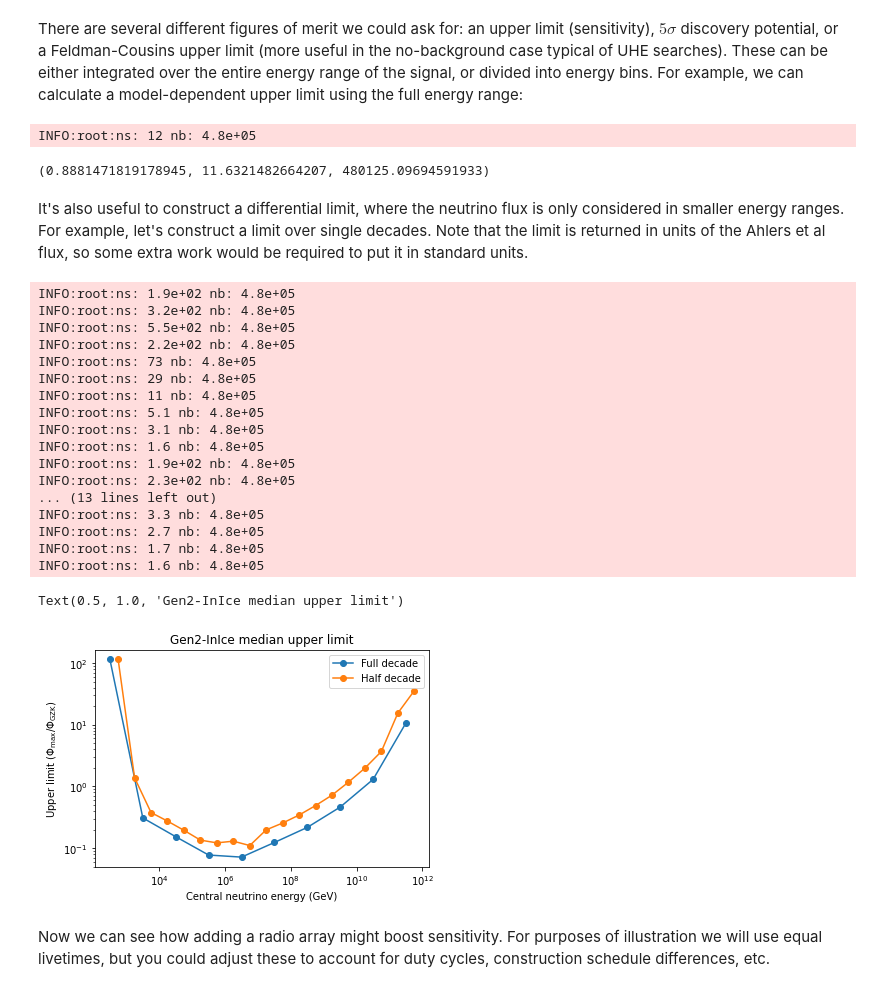
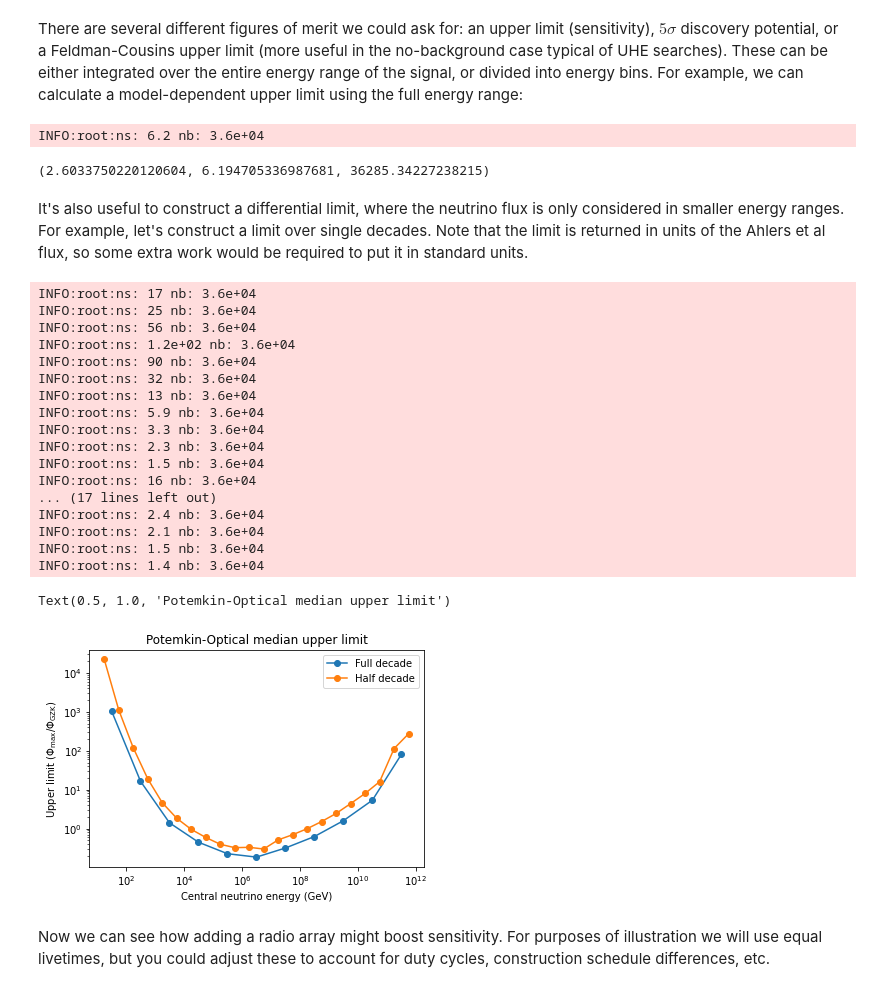
Before and after one commit to icecube/toise, a Jupyter notebook: notebooks/tutorials/001 - Gen2 analysis tutorial.ipynb, the cells around one changed output. Saved outputs shown, nothing was run; the diff lists cells and outputs as text; code cells hidden in the pictures.

```diff
--- a/notebooks/tutorials/001 - Gen2 analysis tutorial.ipynb
+++ b/notebooks/tutorials/001 - Gen2 analysis tutorial.ipynb
@@ -154,47 +154,47 @@ Text(0.5, 0, 'Astro flux normalization')
 This component-construction and limit-setting procedure is automated for a few common cases in the `figures_of_merit` module. Here, for example, we make a figure-of-merit object for testing sensitivity to the Ahlers et al GZK flux:
 # %%
 from gen2_analysis import figures_of_merit
-fom = figures_of_merit.GZK({'Gen2-InIce': 15})
+fom = figures_of_merit.GZK({'Potemkin-Optical': 15})
 # %% [markdown]
 There are several different figures of merit we could ask for: an upper limit (sensitivity), $5\sigma$ discovery potential, or a Feldman-Cousins upper limit (more useful in the no-background case typical of UHE searches). These can be either integrated over the entire energy range of the signal, or divided into energy bins. For example, we can calculate a model-dependent upper limit using the full energy range:
 # %%
 fom.benchmark(figures_of_merit.TOT.ul)
 # %% [output]
-INFO:root:ns: 12 nb: 4.8e+05
+INFO:root:ns: 6.2 nb: 3.6e+04
-(0.8881471819178945, 11.6321482664207, 480125.09694591933)
+(2.6033750220120604, 6.194705336987681, 36285.34227238215)
 # %% [markdown]
 It's also useful to construct a differential limit, where the neutrino flux is only considered in smaller energy ranges. For example, let's construct a limit over single decades. Note that the limit is returned in units of the Ahlers et al flux, so some extra work would be required to put it in standard units.
 # %%
 fulldecade = fom.benchmark(figures_of_merit.DIFF.ul, decades=1)
 halfdecade = fom.benchmark(figures_of_merit.DIFF.ul, decades=0.5)
 # %% [output]
-INFO:root:ns: 1.9e+02 nb: 4.8e+05
-INFO:root:ns: 3.2e+02 nb: 4.8e+05
-INFO:root:ns: 5.5e+02 nb: 4.8e+05
-INFO:root:ns: 2.2e+02 nb: 4.8e+05
-INFO:root:ns: 73 nb: 4.8e+05
-INFO:root:ns: 29 nb: 4.8e+05
-INFO:root:ns: 11 nb: 4.8e+05
-INFO:root:ns: 5.1 nb: 4.8e+05
-INFO:root:ns: 3.1 nb: 4.8e+05
-INFO:root:ns: 1.6 nb: 4.8e+05
-INFO:root:ns: 1.9e+02 nb: 4.8e+05
-INFO:root:ns: 2.3e+02 nb: 4.8e+05
-... (13 lines left out)
-INFO:root:ns: 3.3 nb: 4.8e+05
-INFO:root:ns: 2.7 nb: 4.8e+05
-INFO:root:ns: 1.7 nb: 4.8e+05
-INFO:root:ns: 1.6 nb: 4.8e+05
+INFO:root:ns: 17 nb: 3.6e+04
+INFO:root:ns: 25 nb: 3.6e+04
+INFO:root:ns: 56 nb: 3.6e+04
+INFO:root:ns: 1.2e+02 nb: 3.6e+04
+INFO:root:ns: 90 nb: 3.6e+04
+INFO:root:ns: 32 nb: 3.6e+04
+INFO:root:ns: 13 nb: 3.6e+04
+INFO:root:ns: 5.9 nb: 3.6e+04
+INFO:root:ns: 3.3 nb: 3.6e+04
+INFO:root:ns: 2.3 nb: 3.6e+04
+INFO:root:ns: 1.5 nb: 3.6e+04
+INFO:root:ns: 16 nb: 3.6e+04
+... (17 lines left out)
+INFO:root:ns: 2.4 nb: 3.6e+04
+INFO:root:ns: 2.1 nb: 3.6e+04
+INFO:root:ns: 1.5 nb: 3.6e+04
+INFO:root:ns: 1.4 nb: 3.6e+04
 # %%
 plt.loglog(*fulldecade[:2], marker='o', label='Full decade')
 plt.loglog(*halfdecade[:2], marker='o', label='Half decade')
 plt.ylabel(r'Upper limit ($\Phi_{\max}/\Phi_{\rm GZK}$)')
 plt.xlabel(r'Central neutrino energy (GeV)')
 plt.legend()
-plt.title('Gen2-InIce median upper limit')
+plt.title('Potemkin-Optical median upper limit')
 # %% [output]
-Text(0.5, 1.0, 'Gen2-InIce median upper limit')
+Text(0.5, 1.0, 'Potemkin-Optical median upper limit')
-[figure, old version]
+[figure, new version]
 # %% [markdown]
 Now we can see how adding a radio array might boost sensitivity. For purposes of illustration we will use equal livetimes, but you could adjust these to account for duty cycles, construction schedule differences, etc.
 # %%
```
Also changed, not shown: parts of 9 cells of this notebook, 3 other files.
